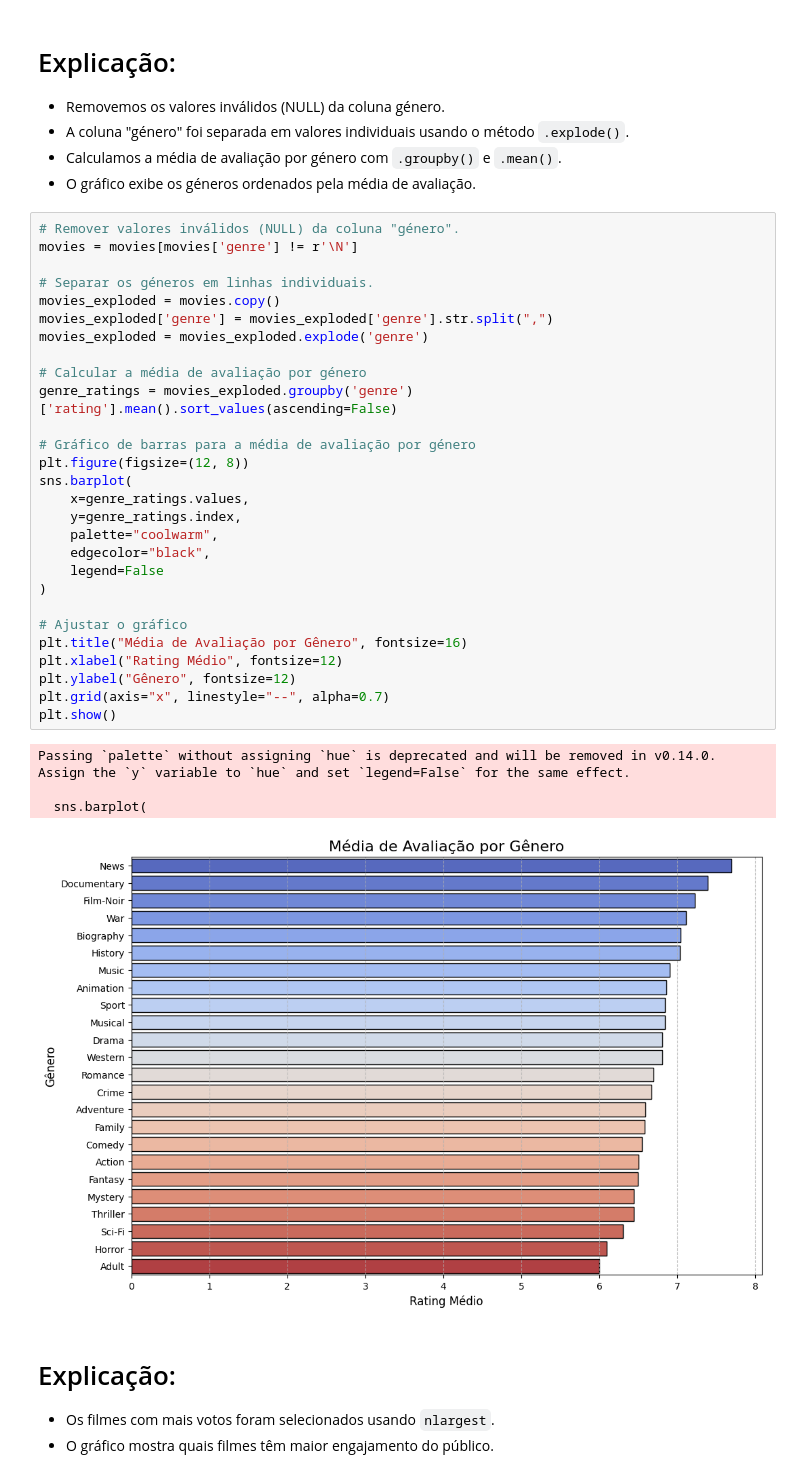
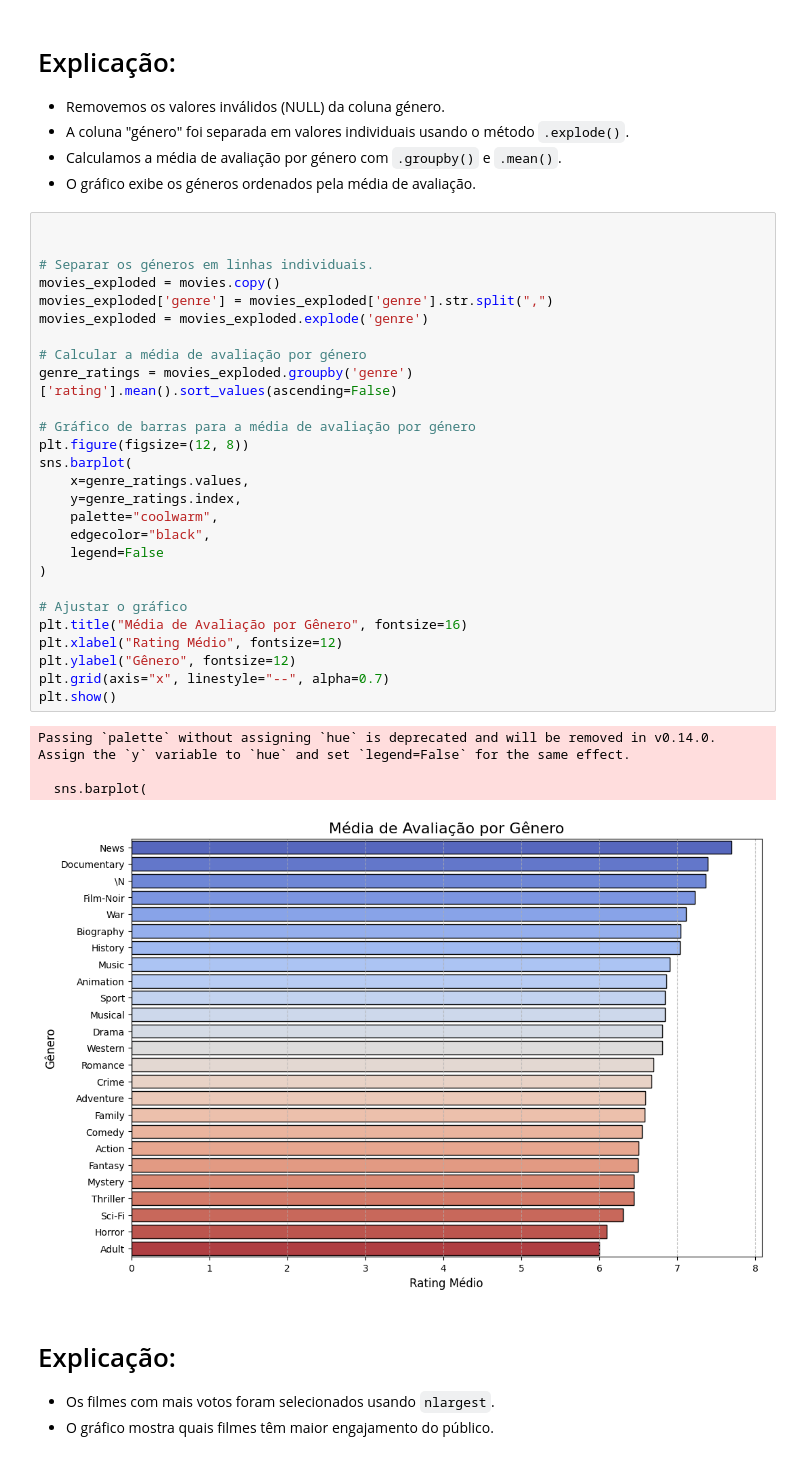
Before and after one commit to K4RMA22/Movie-Recomender, a Jupyter notebook: Projecto_Filmes.ipynb, the cells around one changed output. Saved outputs shown, nothing was run; the diff lists cells and outputs as text.

```diff
--- a/Projecto_Filmes.ipynb
+++ b/Projecto_Filmes.ipynb
@@ -317,38 +318,37 @@ Correlação entre votos:
 - Calculamos a média de avaliação por género com `.groupby()` e `.mean()`.
 - O gráfico exibe os géneros  ordenados pela média de avaliação.
 # %%
-# Remover valores inválidos (NULL) da coluna "género".
-movies = movies[movies['genre'] != r'\N']
+
 
 # Separar os géneros em linhas individuais.
 movies_exploded = movies.copy()
 movies_exploded['genre'] = movies_exploded['genre'].str.split(",")
 movies_exploded = movies_exploded.explode('genre')
 
 # Calcular a média de avaliação por género
 genre_ratings = movies_exploded.groupby('genre')['rating'].mean().sort_values(ascending=False)
 
 # Gráfico de barras para a média de avaliação por género
 plt.figure(figsize=(12, 8))
 sns.barplot(
     x=genre_ratings.values,
     y=genre_ratings.index,
     palette="coolwarm",
     edgecolor="black",
     legend=False
 )
 
 # Ajustar o gráfico
 plt.title("Média de Avaliação por Gênero", fontsize=16)
 plt.xlabel("Rating Médio", fontsize=12)
 plt.ylabel("Gênero", fontsize=12)
 plt.grid(axis="x", linestyle="--", alpha=0.7)
 plt.show()
 # %% [output]
 Passing `palette` without assigning `hue` is deprecated and will be removed in v0.14.0. Assign the `y` variable to `hue` and set `legend=False` for the same effect.
 
   sns.barplot(
-[figure, old version]
+[figure, new version]
 # %% [markdown]
 # Explicação:
 - Os filmes com mais votos foram selecionados usando `nlargest`.
```
Also changed, not shown: parts of 7 cells of this notebook.
